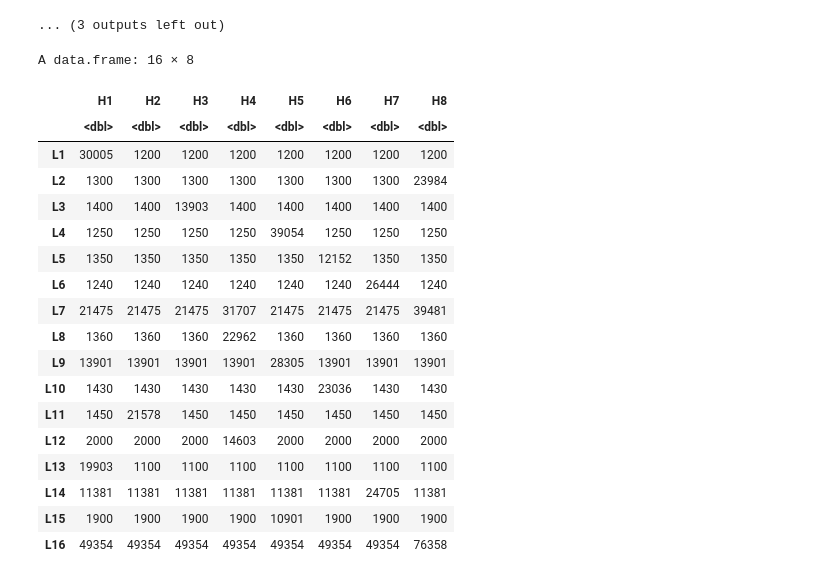
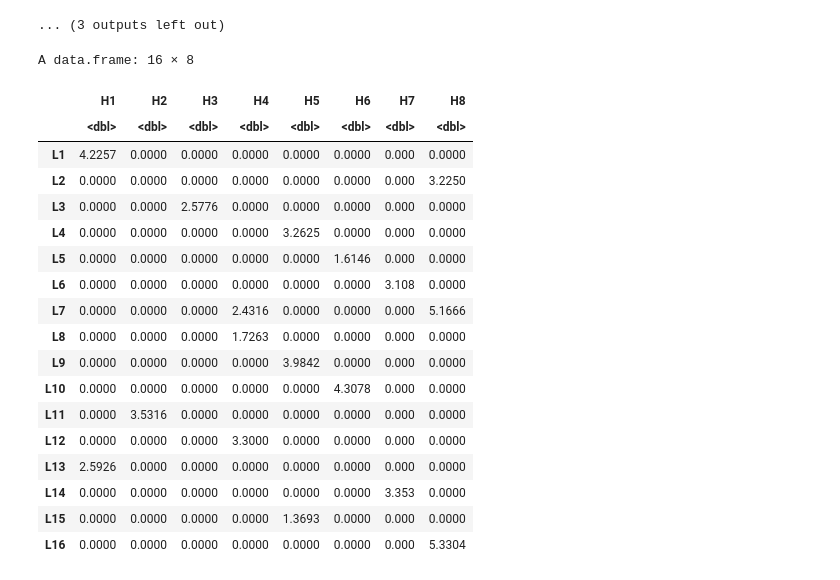
Before and after one commit to ludwigHoon/BPTNW, a Jupyter notebook: Bipartite Network Modelling for Measles Hotspot Detection.ipynb, the cells around one changed output. Saved outputs shown, nothing was run; the diff lists cells and outputs as text; code cells hidden in the pictures.

```diff
--- a/Bipartite Network Modelling for Measles Hotspot Detection.ipynb
+++ b/Bipartite Network Modelling for Measles Hotspot Detection.ipynb
@@ -605,9 +605,19 @@ A data.frame: 8 × 16
 | H8 | 0 | 1 | 0 | 0 | 0 | 0 | 1 | 0 | 0 | 0 | 0 | ... |
 ... (3 outputs left out)
 # %%
-generateLinkWeight <- function(locationParameters, humanParameters){
+generateLinkWeight <- function(locationParameters, humanParameters, linkMatrix){
     n_location = locationParameters$n_loc
     n_human = humanParameters$n_hum
+    for (c in names(locationParameters)){
+        if (c!= 'n_loc'){
+            locationParameters[[`c`]] <- round(((locationParameters[[`c`]]/max(locationParameters[[`c`]]))*0.9),digits = 4)
+        }
+    }
+    for (c in names(humanParameters)){
+        if (c!= 'n_hum'){
+            humanParameters[[`c`]] <- round(((humanParameters[[`c`]]/max(humanParameters[[`c`]]))*0.9),digits = 4)
+        }
+    }
     dm = matrix(nrow = n_location, ncol = n_human, data = 0)
     for (i in 1:n_location){
         locationSum = locationParameters$Fl[i] + locationParameters$Dp[i] + locationParameters$Sl[i]
@@ -619,28 +629,28 @@ generateLinkWeight <- function(locationParameters, humanParameters){
     result <- as.data.frame(dm)
     row.names(result) <- c(paste("L",1:nrow(result), sep=''))
     names(result) <- c(paste("H",1:length(names(result)), sep=''))
-    return(result)
+    return(result*linkMatrix)
 }
 # %%
-linkWeight <- generateLinkWeight(locParameters, humParameters)
+linkWeight <- generateLinkWeight(locParameters, humParameters, lnkMtrxH)
 linkWeight
 # %% [output]
 A data.frame: 16 × 8
 |  | H1 | H2 | H3 | H4 | H5 | H6 | H7 | H8 |
 |  | <dbl> | <dbl> | <dbl> | <dbl> | <dbl> | <dbl> | <dbl> | <dbl> |
-| L1 | 30005 | 1200 | 1200 | 1200 | 1200 | 1200 | 1200 | 1200 |
-| L2 | 1300 | 1300 | 1300 | 1300 | 1300 | 1300 | 1300 | 23984 |
-| L3 | 1400 | 1400 | 13903 | 1400 | 1400 | 1400 | 1400 | 1400 |
-| L4 | 1250 | 1250 | 1250 | 1250 | 39054 | 1250 | 1250 | 1250 |
-| L5 | 1350 | 1350 | 1350 | 1350 | 1350 | 12152 | 1350 | 1350 |
-| L6 | 1240 | 1240 | 1240 | 1240 | 1240 | 1240 | 26444 | 1240 |
-| L7 | 21475 | 21475 | 21475 | 31707 | 21475 | 21475 | 21475 | 39481 |
-| L8 | 1360 | 1360 | 1360 | 22962 | 1360 | 1360 | 1360 | 1360 |
-| L9 | 13901 | 13901 | 13901 | 13901 | 28305 | 13901 | 13901 | 13901 |
-| L10 | 1430 | 1430 | 1430 | 1430 | 1430 | 23036 | 1430 | 1430 |
-| L11 | 1450 | 21578 | 1450 | 1450 | 1450 | 1450 | 1450 | 1450 |
-| L12 | 2000 | 2000 | 2000 | 14603 | 2000 | 2000 | 2000 | 2000 |
-| L13 | 19903 | 1100 | 1100 | 1100 | 1100 | 1100 | 1100 | 1100 |
-| L14 | 11381 | 11381 | 11381 | 11381 | 11381 | 11381 | 24705 | 11381 |
-| L15 | 1900 | 1900 | 1900 | 1900 | 10901 | 1900 | 1900 | 1900 |
-| L16 | 49354 | 49354 | 49354 | 49354 | 49354 | 49354 | 49354 | 76358 |
+| L1 | 4.2257 | 0.0000 | 0.0000 | 0.0000 | 0.0000 | 0.0000 | 0.000 | 0.0000 |
+| L2 | 0.0000 | 0.0000 | 0.0000 | 0.0000 | 0.0000 | 0.0000 | 0.000 | 3.2250 |
+| L3 | 0.0000 | 0.0000 | 2.5776 | 0.0000 | 0.0000 | 0.0000 | 0.000 | 0.0000 |
+| L4 | 0.0000 | 0.0000 | 0.0000 | 0.0000 | 3.2625 | 0.0000 | 0.000 | 0.0000 |
+| L5 | 0.0000 | 0.0000 | 0.0000 | 0.0000 | 0.0000 | 1.6146 | 0.000 | 0.0000 |
+| L6 | 0.0000 | 0.0000 | 0.0000 | 0.0000 | 0.0000 | 0.0000 | 3.108 | 0.0000 |
+| L7 | 0.0000 | 0.0000 | 0.0000 | 2.4316 | 0.0000 | 0.0000 | 0.000 | 5.1666 |
+| L8 | 0.0000 | 0.0000 | 0.0000 | 1.7263 | 0.0000 | 0.0000 | 0.000 | 0.0000 |
+| L9 | 0.0000 | 0.0000 | 0.0000 | 0.0000 | 3.9842 | 0.0000 | 0.000 | 0.0000 |
+| L10 | 0.0000 | 0.0000 | 0.0000 | 0.0000 | 0.0000 | 4.3078 | 0.000 | 0.0000 |
+| L11 | 0.0000 | 3.5316 | 0.0000 | 0.0000 | 0.0000 | 0.0000 | 0.000 | 0.0000 |
+| L12 | 0.0000 | 0.0000 | 0.0000 | 3.3000 | 0.0000 | 0.0000 | 0.000 | 0.0000 |
+| L13 | 2.5926 | 0.0000 | 0.0000 | 0.0000 | 0.0000 | 0.0000 | 0.000 | 0.0000 |
+| L14 | 0.0000 | 0.0000 | 0.0000 | 0.0000 | 0.0000 | 0.0000 | 3.353 | 0.0000 |
+| L15 | 0.0000 | 0.0000 | 0.0000 | 0.0000 | 1.3693 | 0.0000 | 0.000 | 0.0000 |
+| L16 | 0.0000 | 0.0000 | 0.0000 | 0.0000 | 0.0000 | 0.0000 | 0.000 | 5.3304 |
```
Also changed, not shown: 1 other file.
